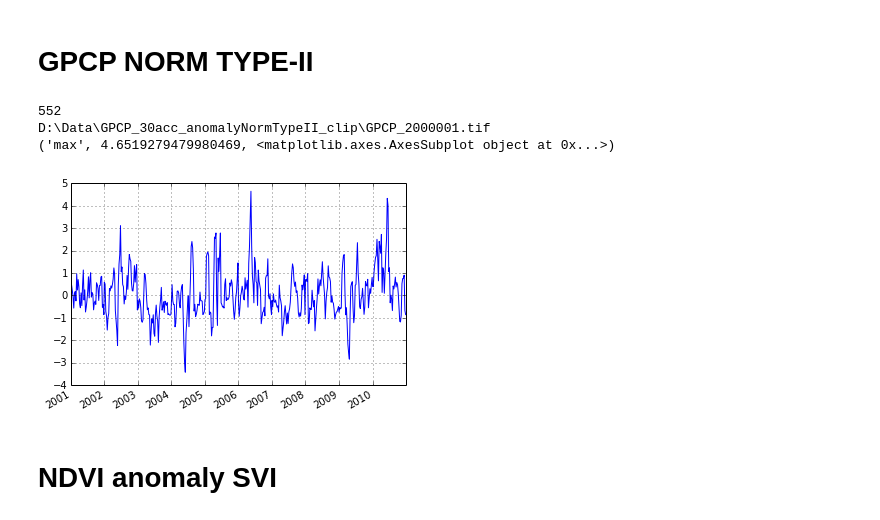
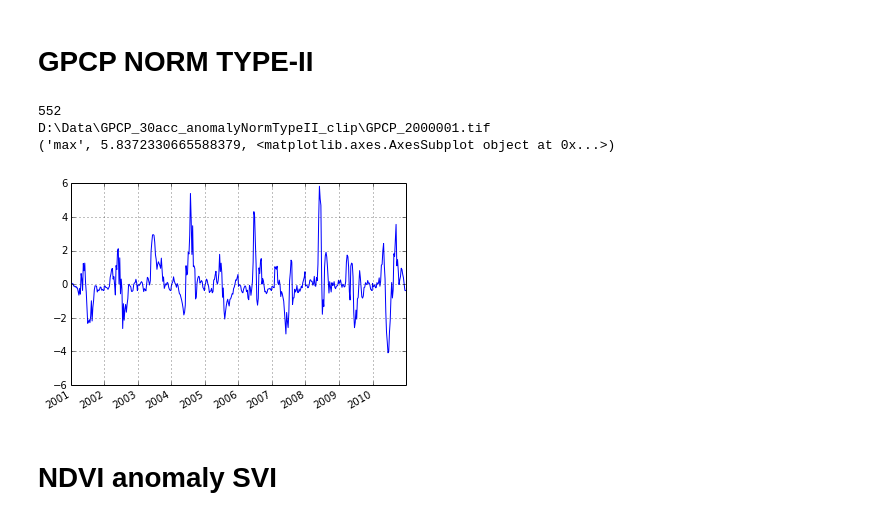
Before and after one commit to mattijn/pynotebook, a Jupyter notebook: ipynotebooks/Python2.7/Chart - GPCP Norm Type-II & NDVI SVI - TEST&PLAY.ipynb, the cells around one changed output. Drawn from its saved outputs; the diff is of its cells as text; code cells hidden in the pictures.

```diff
--- a/ipynotebooks/Python2.7/Chart - GPCP Norm Type-II & NDVI SVI - TEST&PLAY.ipynb
+++ b/ipynotebooks/Python2.7/Chart - GPCP Norm Type-II & NDVI SVI - TEST&PLAY.ipynb
@@ -21,8 +21,8 @@ def listall(RootFolder):
 # ______________________________________________________
 # SET PIXEL ROW AND COLUMN
 
-pixelcolumn = 45 # extract from rasterXSize (0:62) horizontal latitude - whatever
-pixelrow = 27 # extract from rasterYSize (0:36) vertical longitude
+pixelcolumn = 44 # extract from rasterXSize (0:62) horizontal latitude - whatever
+pixelrow = 10 # extract from rasterYSize (0:36) vertical longitude
 
 
 # ______________________________________________________
@@ -37,35 +37,35 @@ test = listall(path)
 test = test[0:-46]
 print (len(test))
 print (test[0])
 for t in test:
     raster = gdal.Open(t, gdal.GA_ReadOnly)
     nameRas = raster.GetDescription()[-11:-4]
     date = datetime.datetime(int(nameRas[0:4]), 1, 1) + datetime.timedelta(int(nameRas[4:9]) - 1) # replaced "int(nameRas[0:4])" with "2010" first year then add doy
     # print date
     da.append(date)
 
     band = raster.GetRasterBand(1)
     array = band.ReadAsArray()
 
     # print array[879,4142] # Grassland pixel
     li.append(array[pixelrow, pixelcolumn])
 
     array = None
     band = None
     raster = None
     #print (str(i))
     i = i + 1
 
 GPCPnormTypeII = pd.Series(data = li, index = da)
 GPCPnormTypeII = GPCPnormTypeII[46:-46]
 
 maxy = GPCPnormTypeII.max()
 print ('max', GPCPnormTypeII.max(), GPCPnormTypeII.plot() )
 # %% [output]
 552
 D:\Data\GPCP_30acc_anomalyNormTypeII_clip\GPCP_2000001.tif
-('max', 4.6519279479980469, <matplotlib.axes.AxesSubplot object at 0x...>)
+('max', 5.8372330665588379, <matplotlib.axes.AxesSubplot object at 0x...>)
-[figure, old version]
+[figure, new version]
 # %% [markdown]
 # NDVI anomaly SVI
 # %%
```
Also changed, not shown: parts of 6 cells of this notebook, 3 other files.
